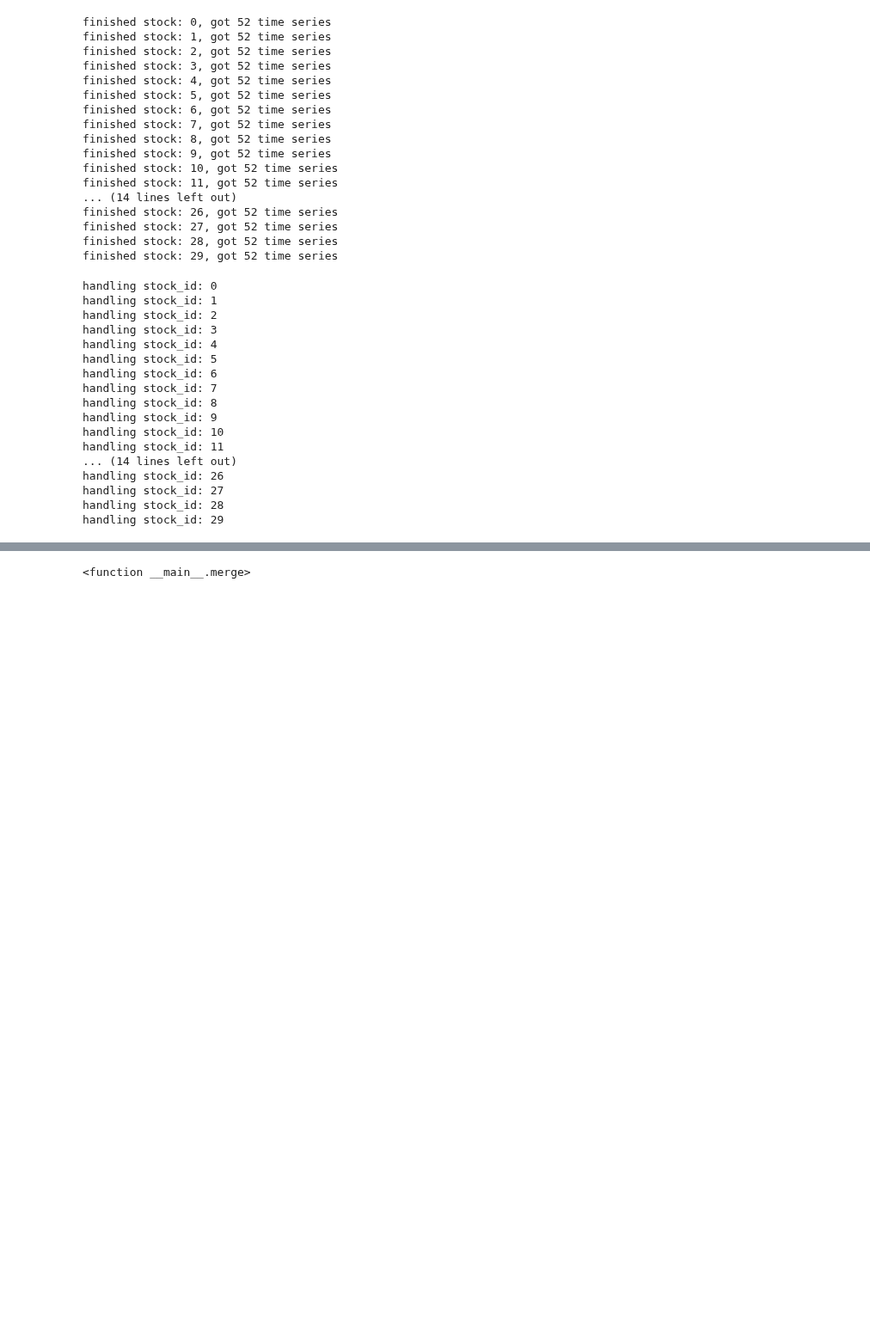
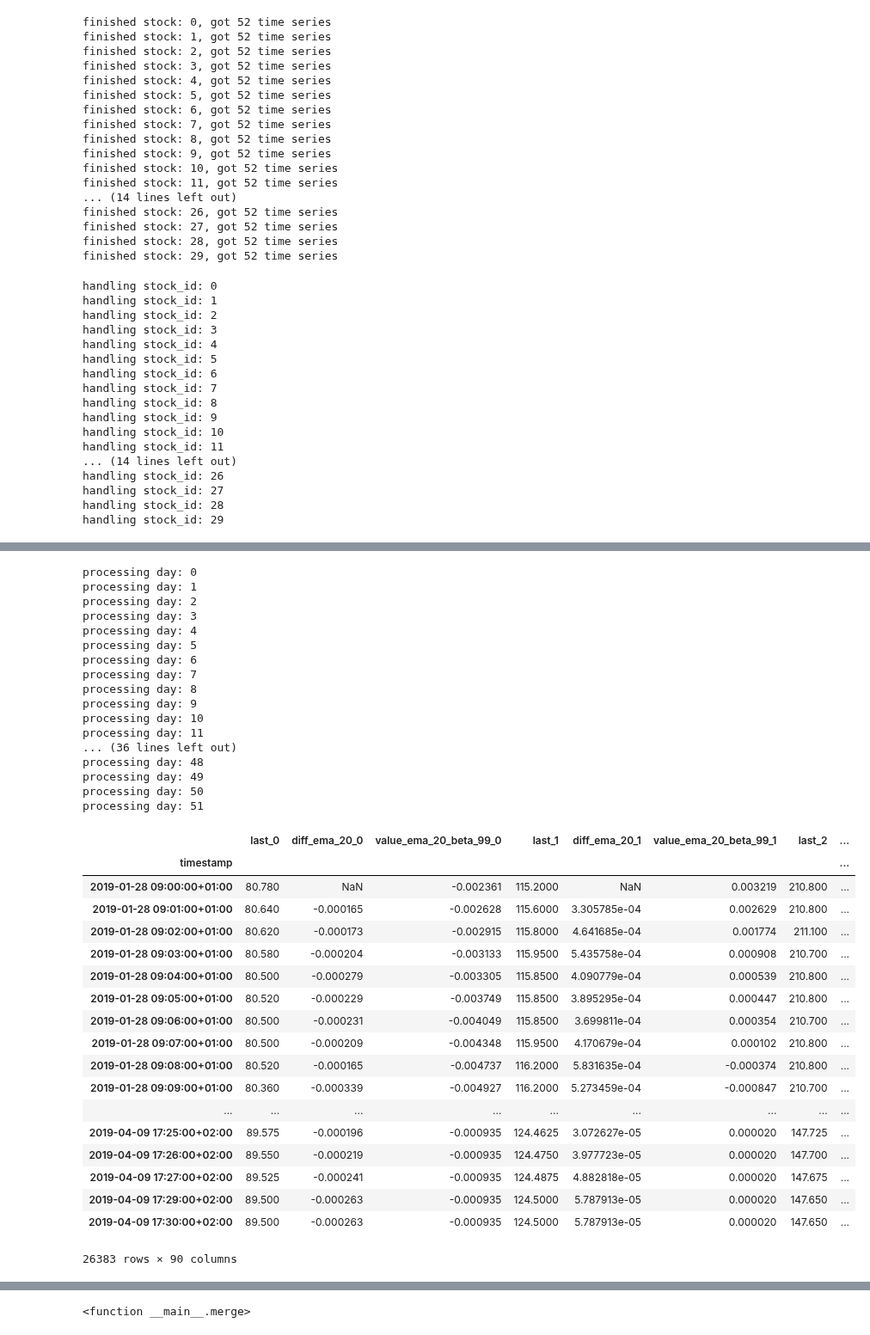
Before and after one commit to smartestrobotdai/download-data, a Jupyter notebook: data-analytics/omx30-prep.ipynb, the cells around one changed output, grey strips where cells are left out. Shown at 86% size. Saved outputs shown, nothing was run; the diff lists cells and outputs as text; code cells hidden in the pictures; blank space fills up the shorter version.

Commit message:
prep: data merged and appended to a whole dataframe

```diff
--- a/data-analytics/omx30-prep.ipynb
+++ b/data-analytics/omx30-prep.ipynb
@@ -145,0 +105,71 @@ df_merged.reset_index(drop=True)
+# %%
+
+from functools import reduce
+
+def merge(df1, df2):
+    global index
+    merged = df1.set_index('timestamp').join(df2.set_index('timestamp'), how='outer')
+    index += 1
+
+    return merged.reset_index()
+
+
+columns = ['timestamp','last', 'diff_ema_20', 'value_ema_20_beta_99']
+
+for day_id in range(len(time_series_all_list[0])):
+    print("processing day: {}".format(day_id))
+    df_list = []
+    for i in range(len(stock_id_list)):
+        rename_map = {'last': 'last_' + str(i),
+                      'diff_ema_20':'diff_ema_20_' + str(i),
+                      'value_ema_20_beta_99':'value_ema_20_beta_99_' + str(i),
+                     }
+        df = time_series_all_list[i][day_id][columns].rename(rename_map, axis=1)
+        df_list.append(df)
+
+    index = 0
+    df_merged_daily = reduce(merge, df_list)
+    if day_id == 0:
+        df_merged = df_merged_daily
+    else:
+        df_merged = df_merged.append(df_merged_daily)
+
+df_merged.set_index('timestamp', inplace=True)
+df_merged.interpolate()
+# %% [output]
+processing day: 0
+processing day: 1
+processing day: 2
+processing day: 3
+processing day: 4
+processing day: 5
+processing day: 6
+processing day: 7
+processing day: 8
+processing day: 9
+processing day: 10
+processing day: 11
+... (36 lines left out)
+processing day: 48
+processing day: 49
+processing day: 50
+processing day: 51
+|  | last_0 | diff_ema_20_0 | value_ema_20_beta_99_0 | last_1 | diff_ema_20_1 | value_ema_20_beta_99_1 | last_2 | ... |
+| timestamp |  |  |  |  |  |  |  | ... |
+| 2019-01-28 09:00:00+01:00 | 80.780 | NaN | -0.002361 | 115.2000 | NaN | 0.003219 | 210.800 | ... |
+| 2019-01-28 09:01:00+01:00 | 80.640 | -0.000165 | -0.002628 | 115.6000 | 3.305785e-04 | 0.002629 | 210.800 | ... |
+| 2019-01-28 09:02:00+01:00 | 80.620 | -0.000173 | -0.002915 | 115.8000 | 4.641685e-04 | 0.001774 | 211.100 | ... |
+| 2019-01-28 09:03:00+01:00 | 80.580 | -0.000204 | -0.003133 | 115.9500 | 5.435758e-04 | 0.000908 | 210.700 | ... |
+| 2019-01-28 09:04:00+01:00 | 80.500 | -0.000279 | -0.003305 | 115.8500 | 4.090779e-04 | 0.000539 | 210.800 | ... |
+| 2019-01-28 09:05:00+01:00 | 80.520 | -0.000229 | -0.003749 | 115.8500 | 3.895295e-04 | 0.000447 | 210.800 | ... |
+| 2019-01-28 09:06:00+01:00 | 80.500 | -0.000231 | -0.004049 | 115.8500 | 3.699811e-04 | 0.000354 | 210.700 | ... |
+| 2019-01-28 09:07:00+01:00 | 80.500 | -0.000209 | -0.004348 | 115.9500 | 4.170679e-04 | 0.000102 | 210.800 | ... |
+| 2019-01-28 09:08:00+01:00 | 80.520 | -0.000165 | -0.004737 | 116.2000 | 5.831635e-04 | -0.000374 | 210.800 | ... |
+| 2019-01-28 09:09:00+01:00 | 80.360 | -0.000339 | -0.004927 | 116.2000 | 5.273459e-04 | -0.000847 | 210.700 | ... |
+| ... | ... | ... | ... | ... | ... | ... | ... | ... |
+| 2019-04-09 17:25:00+02:00 | 89.575 | -0.000196 | -0.000935 | 124.4625 | 3.072627e-05 | 0.000020 | 147.725 | ... |
+| 2019-04-09 17:26:00+02:00 | 89.550 | -0.000219 | -0.000935 | 124.4750 | 3.977723e-05 | 0.000020 | 147.700 | ... |
+| 2019-04-09 17:27:00+02:00 | 89.525 | -0.000241 | -0.000935 | 124.4875 | 4.882818e-05 | 0.000020 | 147.675 | ... |
+| 2019-04-09 17:29:00+02:00 | 89.500 | -0.000263 | -0.000935 | 124.5000 | 5.787913e-05 | 0.000020 | 147.650 | ... |
+| 2019-04-09 17:30:00+02:00 | 89.500 | -0.000263 | -0.000935 | 124.5000 | 5.787913e-05 | 0.000020 | 147.650 | ... |
+26383 rows × 90 columns
```
Also changed, not shown: parts of 3 cells of this notebook.
